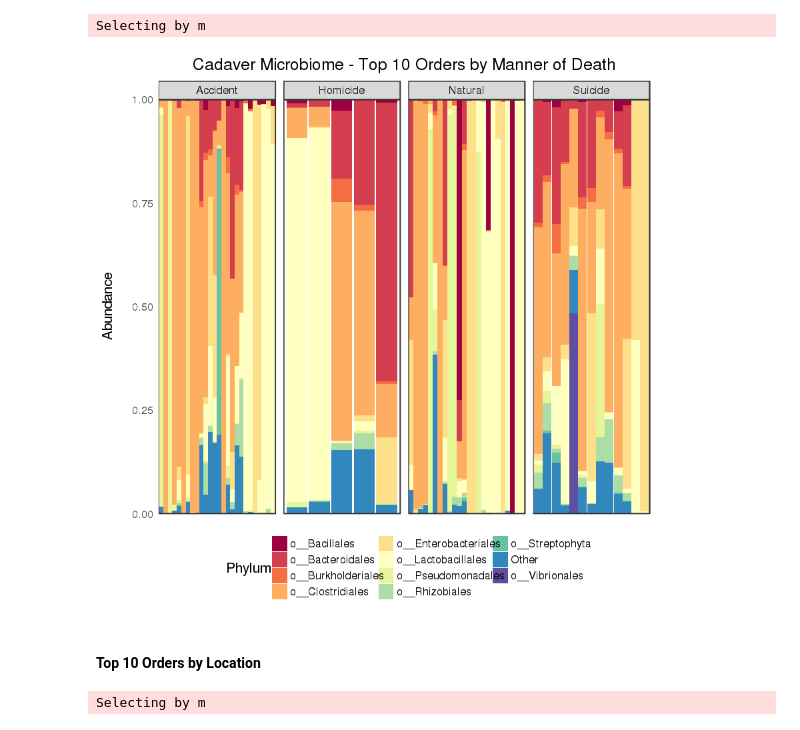
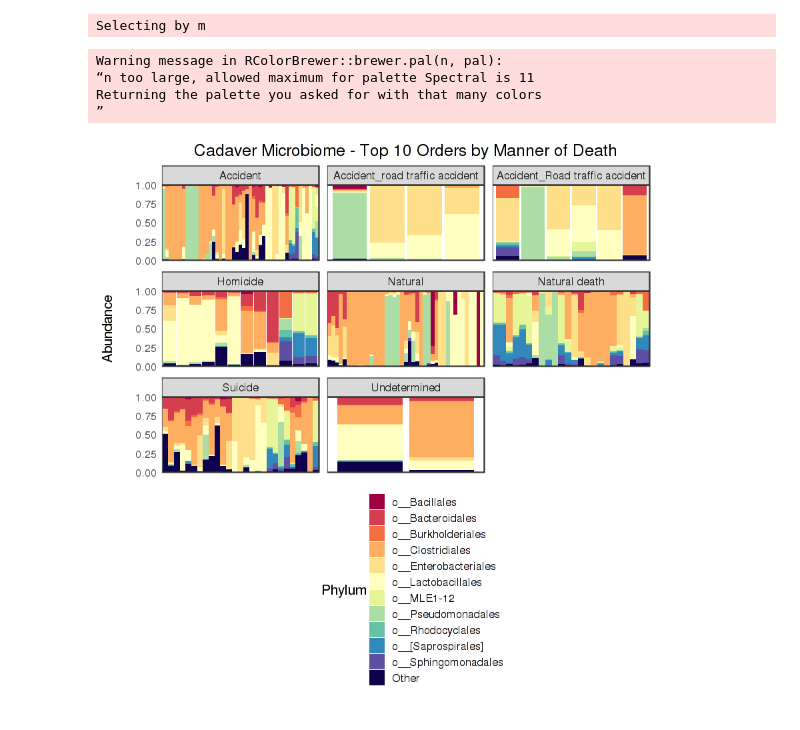
Before and after one commit to hollylutz/CadaverMP, a Jupyter notebook: All_cohorts.ipynb, the cells around one changed output. Drawn from its saved outputs; the diff is of its cells as text; code cells hidden in the pictures.

```diff
--- a/All_cohorts.ipynb
+++ b/All_cohorts.ipynb
@@ -717,2 +993,5 @@ cadaver.mdf = psmelt(cadaver)
+# %%
+cadaver5k.mdf = psmelt(cadaver_5k)
+#export and add TaxID column (concatenated ranks for specific ID)
 # %%
-write.csv(cadaver.mdf, "/group/gilbert-lab/Lutz/Cadaver/phyloseq_files_30June2018/cadaver.mdf.csv")
+cadaver5k.mdf = read.csv("/group/gilbert-lab/Lutz/Cadaver/All_cohorts/cadaver5k.mdf.csv")
@@ -820,28 +1188,28 @@ p
 # %%
-N = 10
+N = 11
 
-topN = cadaver.mdf %>%
-    group_by(Rank6_7) %>%
+topN = cadaver5k.mdf %>%
+    group_by(Rank4) %>%
     summarize(Abundance = sum(Abundance)) %>%
-    group_by(Rank6_7) %>%
+    group_by(Rank4) %>%
     summarize(m = mean(Abundance)) %>%
     top_n(N) %>%
     arrange(desc(m)) %>%
-    magrittr::extract2("Rank6_7")
+    magrittr::extract2("Rank4")
 
-mdf.other = cadaver.mdf %>%
-    mutate(Rank6_7.other = ifelse(Rank6_7 %in% topN, as.character(Rank6_7), "Other")) %>%
-    group_by(Sample, Rank6_7.other, Location, bmi_category) %>%
+mdf.other = cadaver5k.mdf %>%
+    mutate(Rank4.other = ifelse(Rank4 %in% topN, as.character(Rank4), "Other")) %>%
+    group_by(Sample, Rank4.other, Location) %>%
     summarize(Abundance = sum(Abundance)) %>%
     arrange(Abundance)
 
 mdf.summary = mdf.other %>%
-    group_by(Rank6_7.other, Location, bmi_category) %>%
+    group_by(Rank4.other, Location) %>%
     summarise(avg = mean(Abundance),
               sd = sd(Abundance),
               sem = sd/sqrt(length(Abundance)),
               proportion = round(avg*100,2)) %>%
-    arrange((Rank6_7.other))
+    arrange((Rank4.other))
 # %% [output]
 Selecting by m
 # %%
@@ -877,9 +1249,9 @@ p
 # %% [markdown]
 #### Top 10 Orders by Manner of Death
 # %%
-N = 10
+N = 11
 
-topN = cadaver.mdf %>%
+topN = cadaver5k.mdf %>%
     group_by(Rank4) %>%
     summarize(Abundance = sum(Abundance)) %>%
     group_by(Rank4) %>%
@@ -888,14 +1260,14 @@ topN = cadaver.mdf %>%
     arrange(desc(m)) %>%
     magrittr::extract2("Rank4")
 
-mdf.other = cadaver.mdf %>%
+mdf.other = cadaver5k.mdf %>%
     mutate(Rank4.other = ifelse(Rank4 %in% topN, as.character(Rank4), "Other")) %>%
-    group_by(Sample, Rank4.other, The.manner.of.death) %>%
+    group_by(Sample, Rank4.other, The_manner_of_death) %>%
     summarize(Abundance = sum(Abundance)) %>%
     arrange(Abundance)
 
 mdf.summary = mdf.other %>%
-    group_by(Rank4.other, The.manner.of.death) %>%
+    group_by(Rank4.other, The_manner_of_death) %>%
     summarise(avg = mean(Abundance),
               sd = sd(Abundance),
               sem = sd/sqrt(length(Abundance)),
@@ -904,61 +1276,36 @@ mdf.summary = mdf.other %>%
 # %% [output]
 Selecting by m
 # %%
-mdf.other$The.manner.of.death <- factor(mdf.other$The.manner.of.death)
+mdf.other$The_manner_of_death <- factor(mdf.other$The_manner_of_death)
 
 p = ggplot(mdf.other, aes(x=Sample, y = Abundance, fill = Rank4.other)) +
     geom_bar(stat="identity") +
     scale_y_continuous(expand = c(0,0)) +
     scale_fill_brewer(palette = "Spectral", na.value= "#0E024C", direction=1)
 
-p = p + guides(fill = guide_legend(title = "Phylum", nrow = 4, keywidth = 1, keyheight = 1))
+p = p + guides(fill = guide_legend(title = "Phylum", ncol = 1, keywidth = 1, keyheight = 1))
 
 p = p + theme_bw() + theme(panel.grid.major = element_blank(),
               axis.title.y=element_text(margin=margin(0,20,0,0)),
               plot.title = element_text(hjust = 0.5),
               text=element_text(size=12, color="black",family="Times New Roman"),
               panel.grid.minor = element_blank(),
               axis.text.x = element_blank(),
               axis.ticks = element_blank(),
               legend.key.size = unit(1, "mm"),
-              legend.spacing.x = unit(3,"in"),
+              #legend.spacing.x = unit(3,"in"),
               legend.position = "bottom",
               axis.title.x=element_blank(),
               panel.spacing = unit(.5, "lines"))
 
 p = p + ggtitle("Cadaver Microbiome - Top 10 Orders by Manner of Death")
 
-p = p + facet_wrap(~The.manner.of.death, shrink = TRUE, scales = "free_x", ncol=4)
+p = p + facet_wrap(~The_manner_of_death, shrink = TRUE, scales = "free_x")
 
 p
 # %% [output]
+Warning message in RColorBrewer::brewer.pal(n, pal):
+“n too large, allowed maximum for palette Spectral is 11
+Returning the palette you asked for with that many colors
+”
-[figure, old version]
+[figure, new version]
-# %% [markdown]
-#### Top 10 Orders by Location
-# %%
-N = 10
-
-topN = cadaver.mdf %>%
-    group_by(Rank4) %>%
-    summarize(Abundance = sum(Abundance)) %>%
-    group_by(Rank4) %>%
-    summarize(m = mean(Abundance)) %>%
-    top_n(N) %>%
-    arrange(desc(m)) %>%
-    magrittr::extract2("Rank4")
-
-mdf.other = cadaver.mdf %>%
-    mutate(Rank4.other = ifelse(Rank4 %in% topN, as.character(Rank4), "Other")) %>%
-    group_by(Sample, Rank4.other, Location) %>%
-    summarize(Abundance = sum(Abundance)) %>%
-    arrange(Abundance)
-
-mdf.summary = mdf.other %>%
-    group_by(Rank4.other, Location) %>%
-    summarise(avg = mean(Abundance),
-              sd = sd(Abundance),
-              sem = sd/sqrt(length(Abundance)),
-              proportion = round(avg*100,2)) %>%
-    arrange((Rank4.other))
-# %% [output]
-Selecting by m
```
Also changed, not shown: parts of 73 cells of this notebook.
